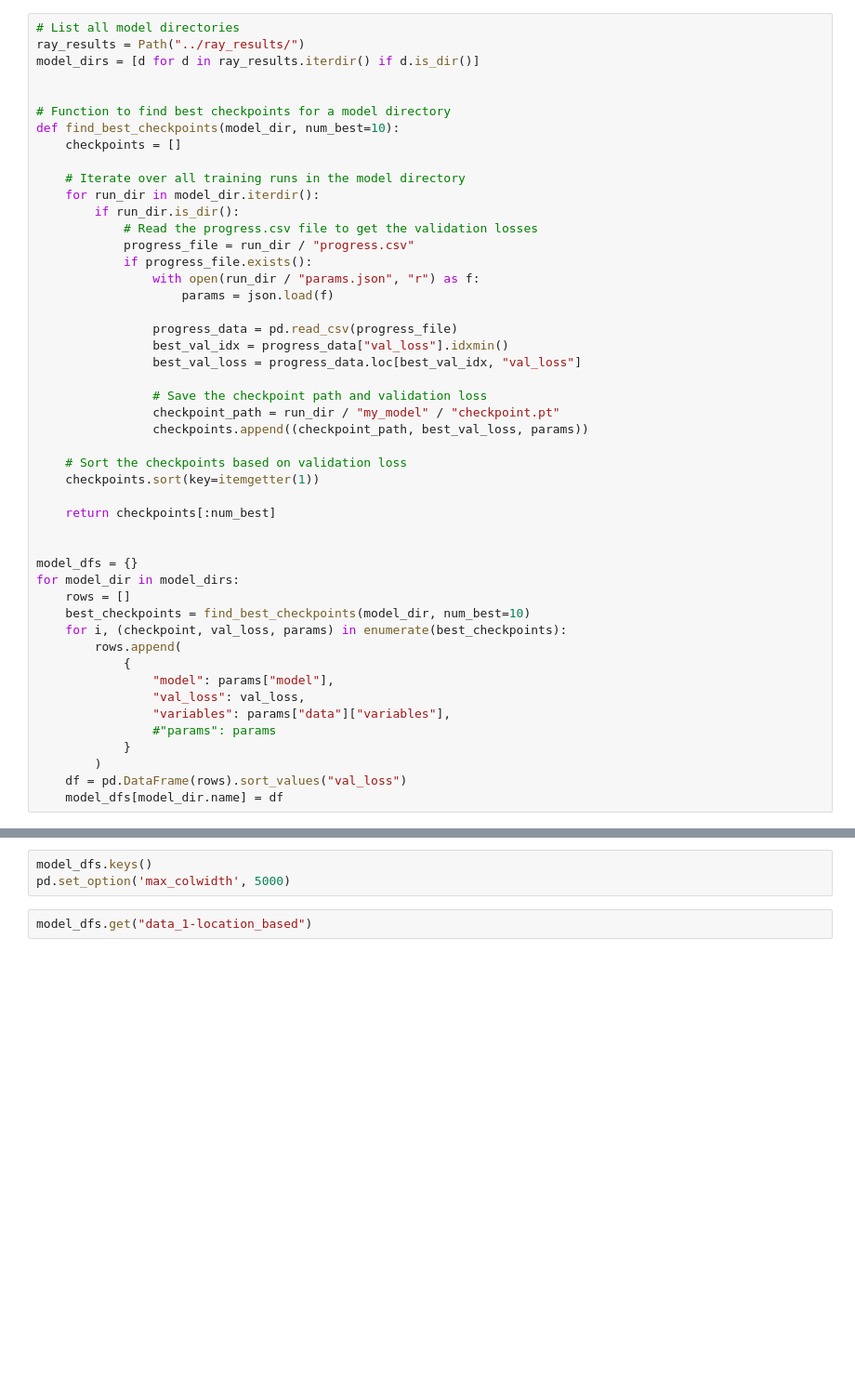
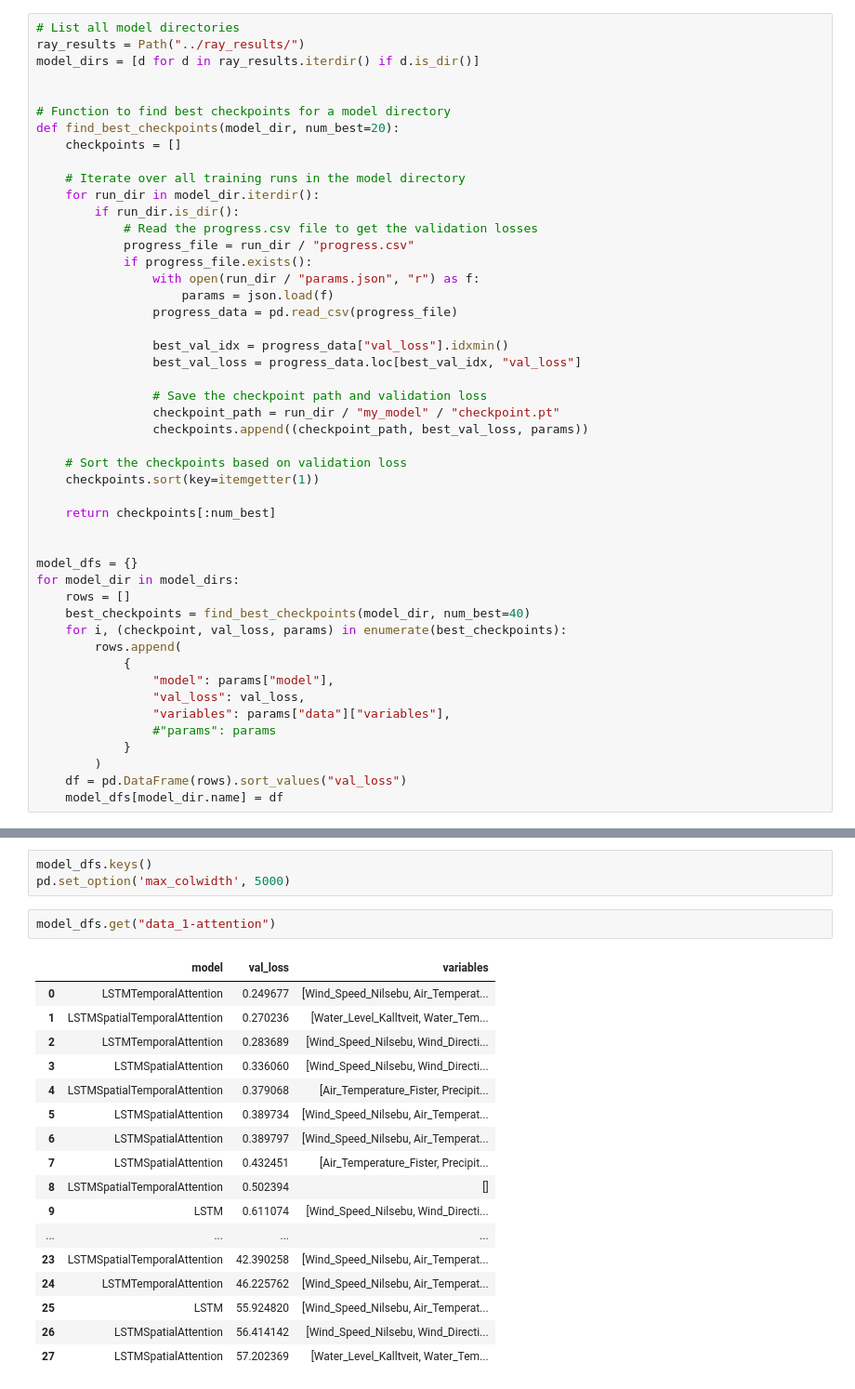
Before and after one commit to BorMagnus/hydro-ml, a Jupyter notebook: notebooks/06-model-evaluation.ipynb, the cells around one changed output, grey strips where cells are left out. Shown at 93% size. Saved outputs shown, nothing was run; the diff lists cells and outputs as text; blank space fills up the shorter version.

Commit message:
New arch for attention modules

```diff
--- a/notebooks/06-model-evaluation.ipynb
+++ b/notebooks/06-model-evaluation.ipynb
@@ -10,7 +10,7 @@ model_dirs = [d for d in ray_results.iterdir() if d.is_dir()]
 
 
 # Function to find best checkpoints for a model directory
-def find_best_checkpoints(model_dir, num_best=10):
+def find_best_checkpoints(model_dir, num_best=20):
     checkpoints = []
 
     # Iterate over all training runs in the model directory
@@ -21,8 +21,8 @@ def find_best_checkpoints(model_dir, num_best=10):
             if progress_file.exists():
                 with open(run_dir / "params.json", "r") as f:
                     params = json.load(f)
+                progress_data = pd.read_csv(progress_file)
 
-                progress_data = pd.read_csv(progress_file)
                 best_val_idx = progress_data["val_loss"].idxmin()
                 best_val_loss = progress_data.loc[best_val_idx, "val_loss"]
 
@@ -39,7 +39,7 @@ def find_best_checkpoints(model_dir, num_best=10):
 model_dfs = {}
 for model_dir in model_dirs:
     rows = []
-    best_checkpoints = find_best_checkpoints(model_dir, num_best=10)
+    best_checkpoints = find_best_checkpoints(model_dir, num_best=40)
     for i, (checkpoint, val_loss, params) in enumerate(best_checkpoints):
         rows.append(
             {
@@ -184,5 +213,23 @@ for model_dir in model_dirs:
 model_dfs.keys()
 pd.set_option('max_colwidth', 5000)
 # %%
-model_dfs.get("data_1-location_based")
+model_dfs.get("data_1-attention")
+# %% [output]
+|  | model | val_loss | variables |
+| 0 | LSTMTemporalAttention | 0.249677 | [Wind_Speed_Nilsebu, Air_Temperat... |
+| 1 | LSTMSpatialTemporalAttention | 0.270236 | [Water_Level_Kalltveit, Water_Tem... |
+| 2 | LSTMTemporalAttention | 0.283689 | [Wind_Speed_Nilsebu, Wind_Directi... |
+| 3 | LSTMSpatialAttention | 0.336060 | [Wind_Speed_Nilsebu, Wind_Directi... |
+| 4 | LSTMSpatialTemporalAttention | 0.379068 | [Air_Temperature_Fister, Precipit... |
+| 5 | LSTMSpatialAttention | 0.389734 | [Wind_Speed_Nilsebu, Air_Temperat... |
+| 6 | LSTMSpatialAttention | 0.389797 | [Wind_Speed_Nilsebu, Air_Temperat... |
+| 7 | LSTMSpatialAttention | 0.432451 | [Air_Temperature_Fister, Precipit... |
+| 8 | LSTMSpatialTemporalAttention | 0.502394 | [] |
+| 9 | LSTM | 0.611074 | [Wind_Speed_Nilsebu, Wind_Directi... |
+| ... | ... | ... | ... |
+| 23 | LSTMSpatialTemporalAttention | 42.390258 | [Wind_Speed_Nilsebu, Air_Temperat... |
+| 24 | LSTMTemporalAttention | 46.225762 | [Wind_Speed_Nilsebu, Air_Temperat... |
+| 25 | LSTM | 55.924820 | [Wind_Speed_Nilsebu, Air_Temperat... |
+| 26 | LSTMSpatialAttention | 56.414142 | [Wind_Speed_Nilsebu, Wind_Directi... |
+| 27 | LSTMSpatialAttention | 57.202369 | [Water_Level_Kalltveit, Water_Tem... |
 # %%
```
Also changed, not shown: parts of 12 cells of this notebook, 3 other files.
